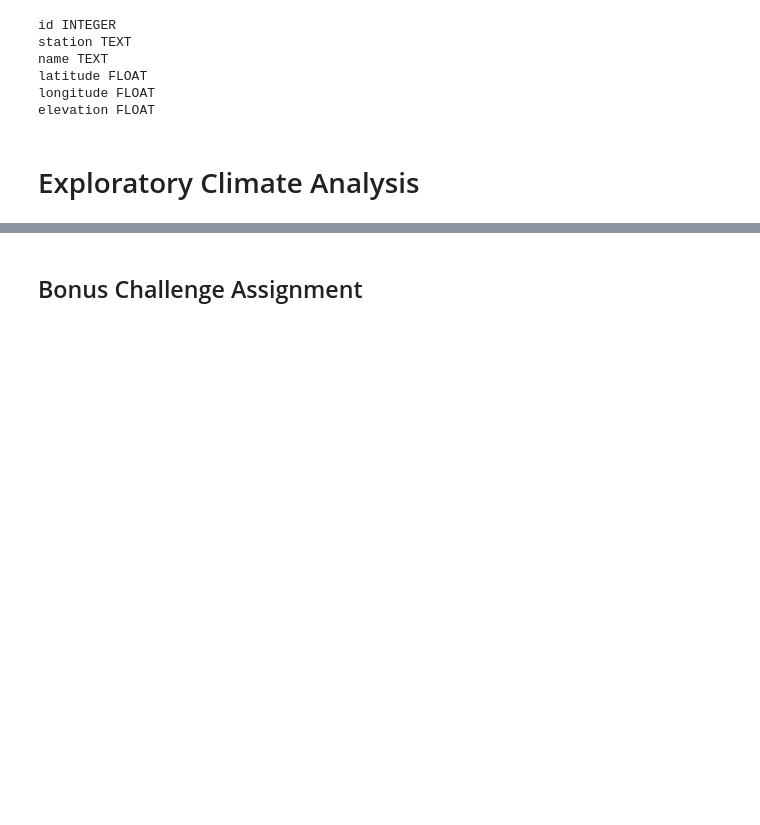
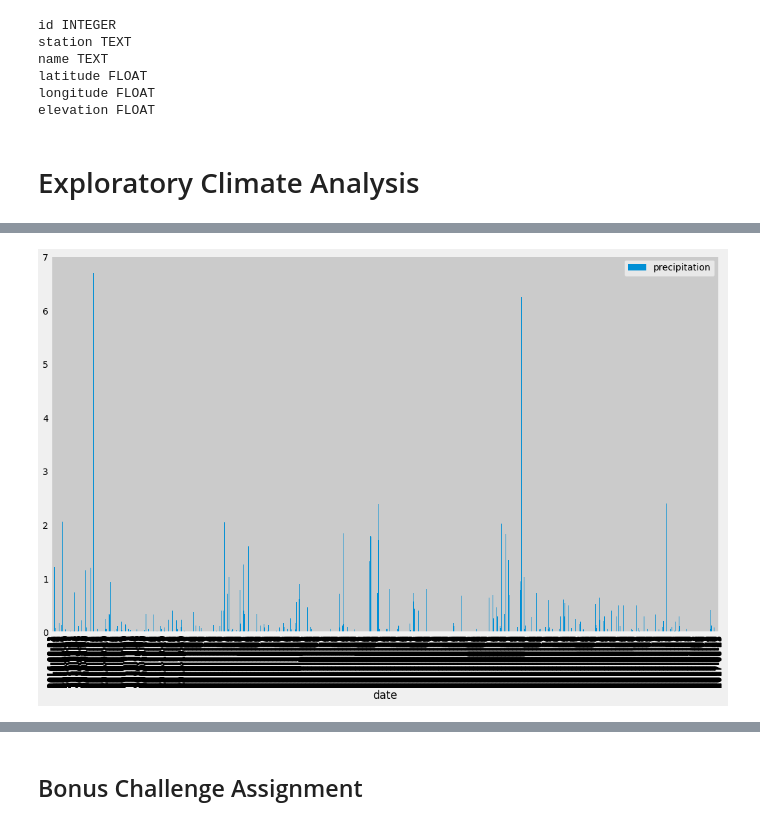
Before and after one commit to UoT-Bootcamp/SQLAlchemy-challenge, a Jupyter notebook: climate_starter.ipynb, the cells around one changed output, grey strips where cells are left out. Cells and saved outputs as stored; diff of their text form; code cells hidden in the pictures; blank space fills up the shorter version.

Commit message:
Code for Precipitation Analysis

```diff
--- a/climate_starter.ipynb
+++ b/climate_starter.ipynb
@@ -78,2 +116,22 @@ elevation FLOAT
+# %%
+
+# Perform a query to retrieve the data and precipitation scores
+precipitation_data = session.query(Measurement.date, Measurement.prcp).\
+                    filter(func.strftime("%Y-%m-%d", Measurement.date) >= dt.date(2016, 8, 23)).all()
+
+# Save the query results as a Pandas DataFrame and set the index to the date column
+precipitation_df = pd.DataFrame(precipitation_data, columns = ["date", "precipitation"])
+
+# Sort the dataframe by date
+precipitation_df = precipitation_df.sort_values(["date"])
+
+precipitation_df = precipitation_df.set_index("date")
+
+# Use Pandas Plotting with Matplotlib to plot the data
+# plt.figure(figsize = (15,10))
+precipitation_df.plot(kind = 'bar', figsize = (15,10))
+plt.tight_layout()
+# %% [output]
+[figure, added]
 # %%
 # Use Pandas to calcualte the summary statistics for the precipitation data
```
Also changed, not shown: parts of 6 cells of this notebook.
